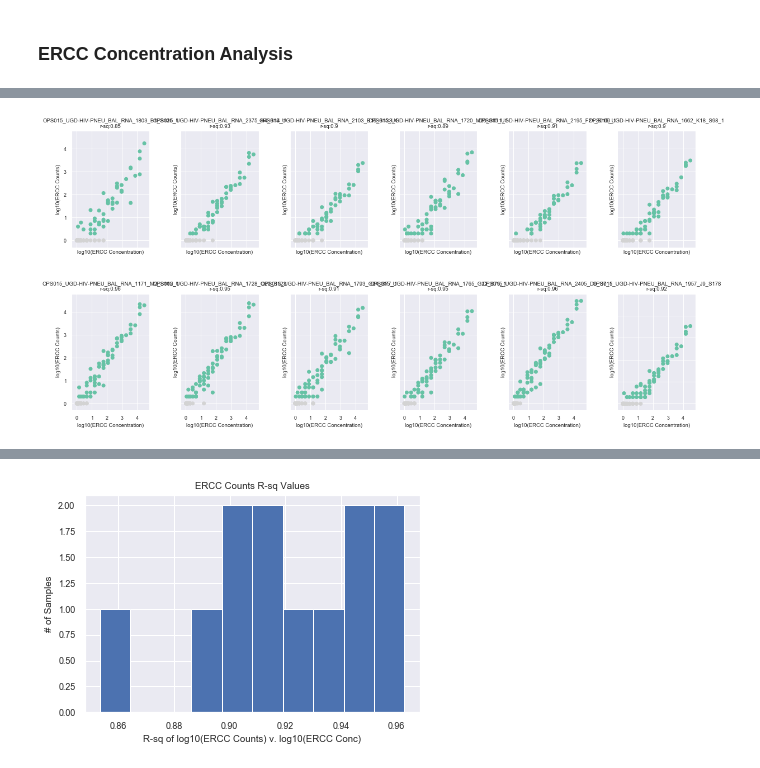
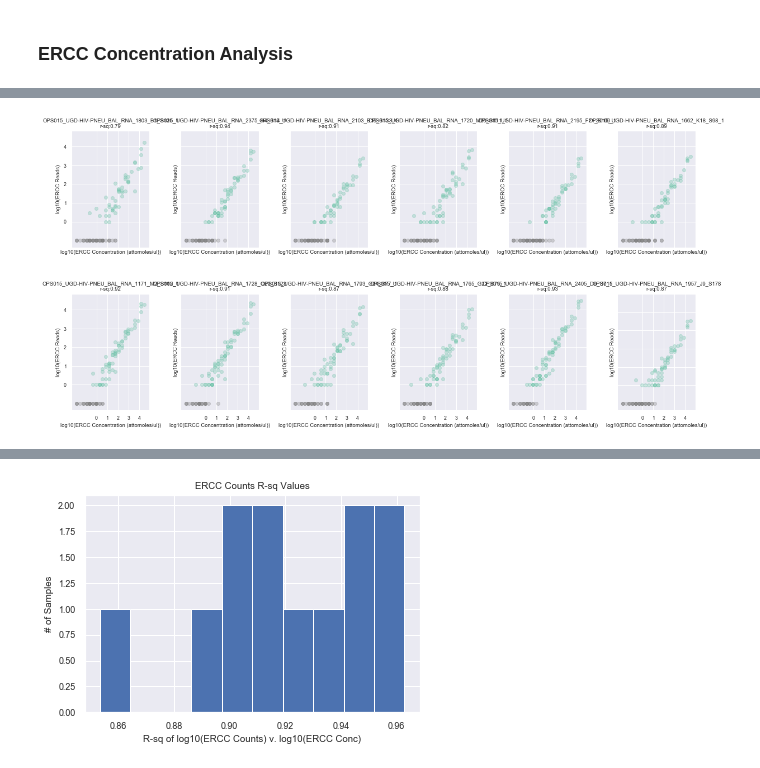
Before and after one commit to chanzuckerberg/czid-notebooks, a Jupyter notebook: QCReport/IDseq QC Report.ipynb, the cells around one changed output, grey strips where cells are left out. Cells and saved outputs as stored; diff of their text form; code cells hidden in the pictures.

Commit message:
updated ERCC calculations and plots to compute rsq on log(rpm)

```diff
--- a/QCReport/IDseq QC Report.ipynb
+++ b/QCReport/IDseq QC Report.ipynb
@@ -385,37 +474,47 @@ if genecounts_dir:
     #
 
     sns.set(font_scale=.8)
 
     total_samples = len(ercc_df.columns)
     ncol = 6
     nrow = int(np.ceil(total_samples / ncol))
 
     fig, axarr = plt.subplots(nrow,ncol, figsize=(20, 4.6*nrow), sharex=True, sharey=True, facecolor='white')
     fig.subplots_adjust(hspace=0.4, wspace=0.4)
     row = 0
     col = 0
 
     for i in ercc_df.columns:
-        yvals = (np.log10(ercc_df[[i]] + 1))
+
+        this = ercc_df[[i]].squeeze()
+        y_true = this[this > 0]
+        y_true.dropna(inplace=True)
+
+        y_notpresent = this[this == 0]
+        y_notpresent.dropna(inplace=True)
+
+        x_true = ercc_ref_sorted.loc[y_true.index]['concentration in Mix 1 (attomoles/ul)']
+        x_notpresent = ercc_ref_sorted.loc[y_notpresent.index]['concentration in Mix 1 (attomoles/ul)']
+
 
         curr_color = color_dict[report_csv_df.loc[i][metadata_var]]
 
-        axarr[row,col].scatter(np.log10(ercc_ref_sorted['concentration in Mix 1 (attomoles/ul)']+1) ,
-                               yvals, color = [[curr_color,'lightgrey'][j == 0] for j in list(yvals[i])])
-        axarr[row,col].set_xlabel('log10(ERCC Concentration)')
-        axarr[row,col].set_ylabel('log10(ERCC Counts)')
-        axarr[row,col].set_title(i + '\nr-sq:' + str(np.round(rsq_coefs[i],2)))
+        axarr[row,col].scatter(np.log10(x_true), np.log10(y_true), color = curr_color, alpha=0.3) # true values from which line is generated
+        axarr[row,col].scatter(np.log10(x_notpresent), np.log10([0.1 for n in range(len(x_notpresent))]), color='grey', alpha=.3)
+        axarr[row,col].set_xlabel('log10(ERCC Concentration (attomoles/ul))')
+        axarr[row,col].set_ylabel('log10(ERCC Reads)')
+        axarr[row,col].set_title(i + '\nr-sq:' + str(np.round(rsq_coefs_rpm[i],2)))
         axarr[row,col].set_xticks(np.arange(0,5,1))
         axarr[row,col].set_yticks(np.arange(0,6,1))
 
 
         if col == ncol-1:
             row += 1
             col = 0
         else:
             col += 1
 
 
     plt.savefig(output_dir + 'Figure4B_ERCC_counts_plots.pdf')
 # %% [output]
-[figure, old version]
+[figure, new version]
```
Also changed, not shown: parts of 9 cells of this notebook.
